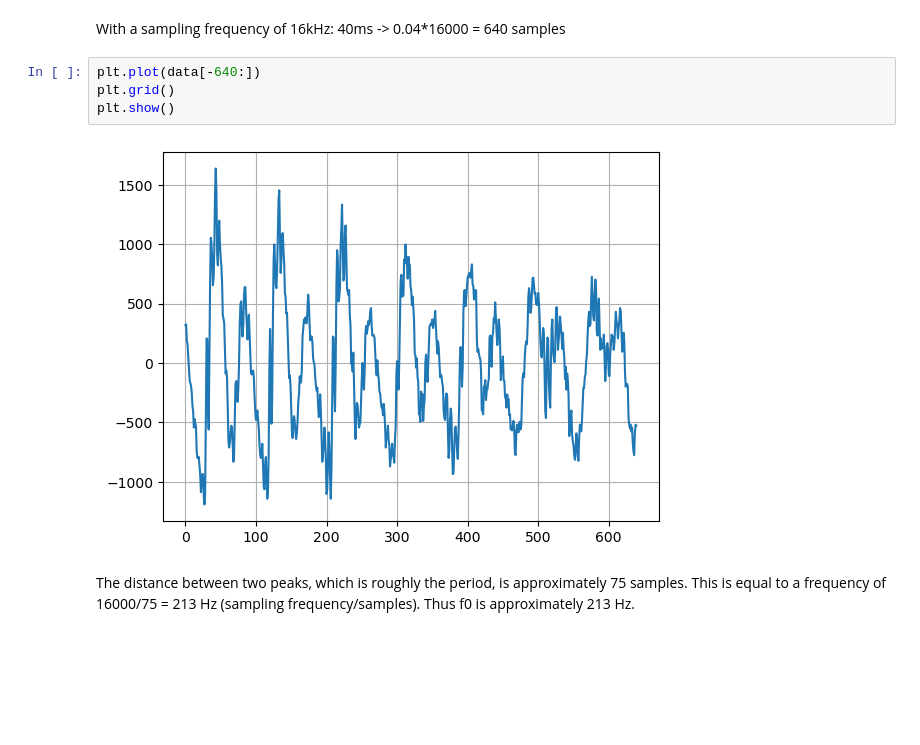
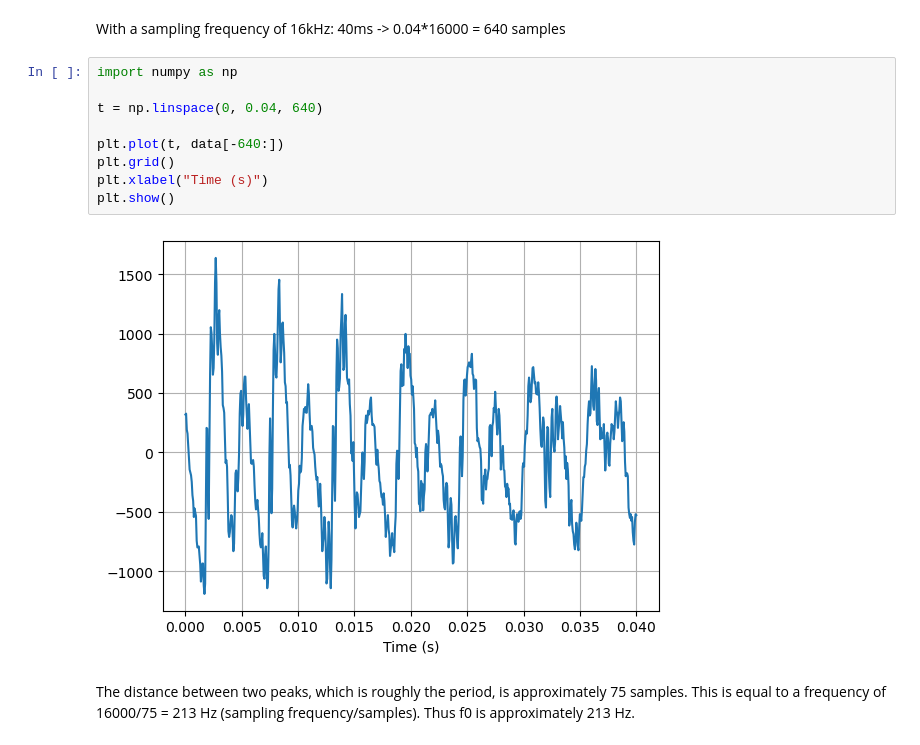
Before and after one commit to martinfsl/TTT4185, a Jupyter notebook: Assignments/Assignment_1/TTT4185_assignment_1.ipynb, the cells around one changed output. Saved outputs shown, nothing was run; the diff lists cells and outputs as text; blank space fills up the shorter version.

```diff
--- a/Assignments/Assignment_1/TTT4185_assignment_1.ipynb
+++ b/Assignments/Assignment_1/TTT4185_assignment_1.ipynb
@@ -41,12 +41,17 @@ print(len(data))
 7438
 # %% [markdown]
 With a sampling frequency of 16kHz: 40ms -> 0.04*16000 = 640 samples
-# %%
-plt.plot(data[-640:])
-plt.grid()
-plt.show()
-# %% [output]
-[figure, removed]
+# %%
+import numpy as np
+
+t = np.linspace(0, 0.04, 640)
+
+plt.plot(t, data[-640:])
+plt.grid()
+plt.xlabel("Time (s)")
+plt.show()
+# %% [output]
+[figure, added]
 # %% [markdown]
 The distance between two peaks, which is roughly the period, is approximately 75 samples.
 This is equal to a frequency of 16000/75 = 213 Hz (sampling frequency/samples).
```
Also changed, not shown: parts of 3 cells of this notebook.
